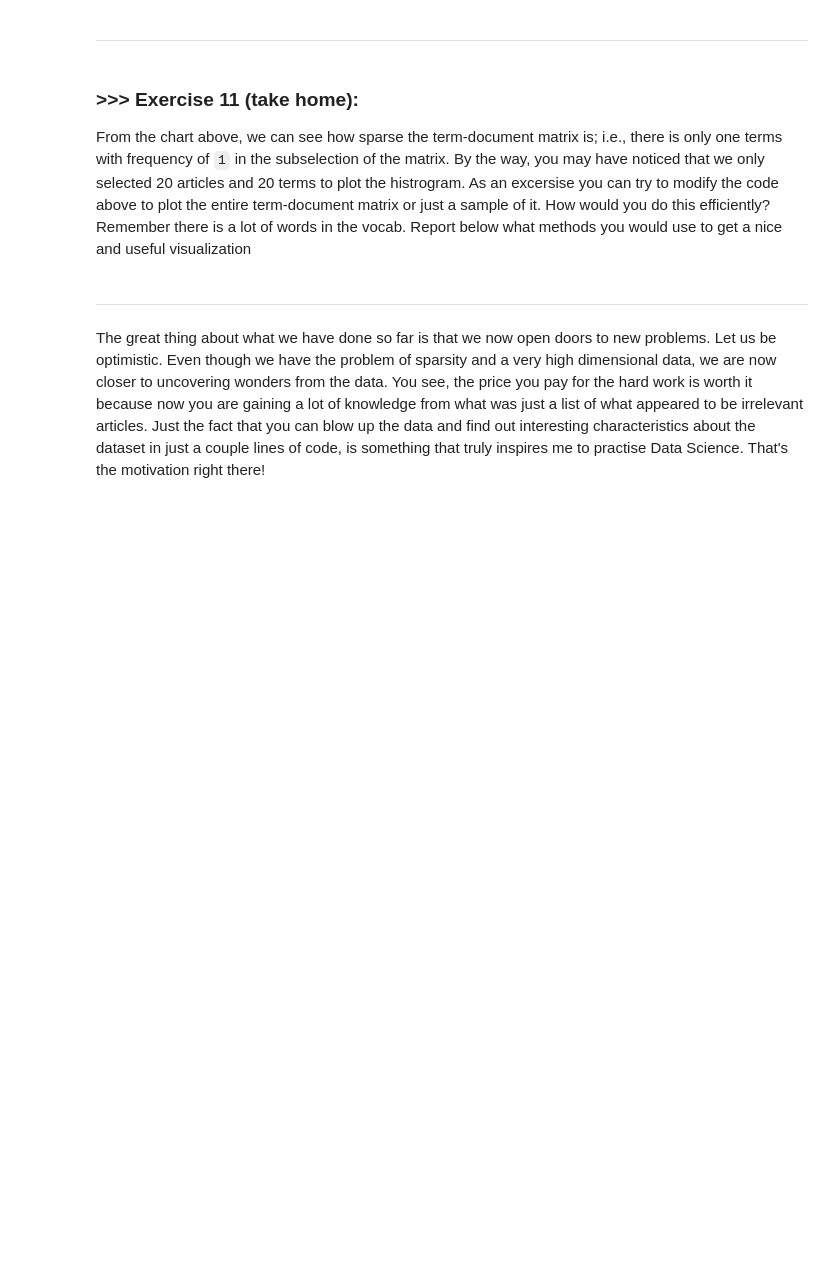
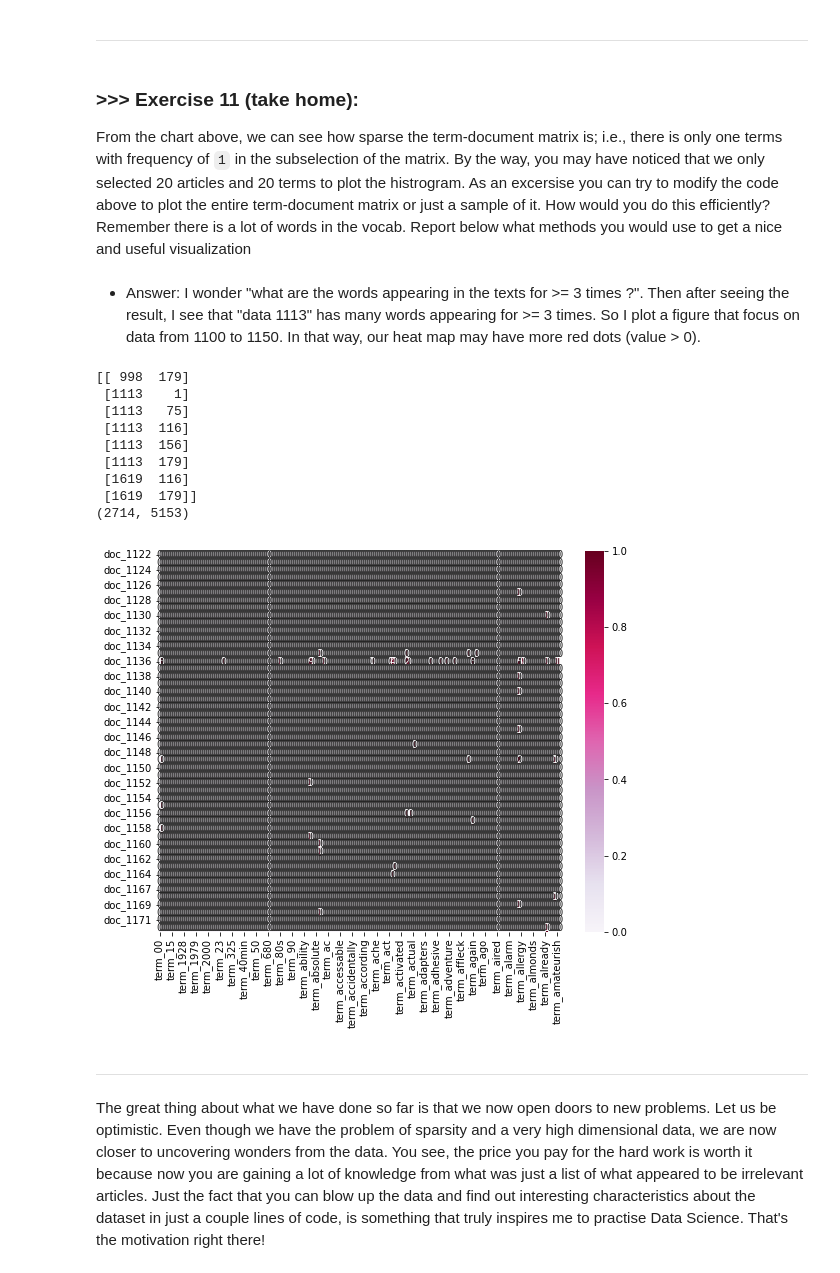
Before and after one commit to davidtseng2000/DM2022-Lab1-Master, a Jupyter notebook: DM2022-Lab1-Homework.ipynb, the cells around one changed output. Saved outputs shown, nothing was run; the diff lists cells and outputs as text; code cells hidden in the pictures; blank space fills up the shorter version.

```diff
--- a/DM2022-Lab1-Homework.ipynb
+++ b/DM2022-Lab1-Homework.ipynb
@@ -2223,3 +2261,30 @@ From the chart above, we can see how sparse the term-document matrix is; i.e., t
+# %% [markdown]
+* Answer: I wonder "what are the words appearing in the texts for >= 3 times ?". Then after seeing the result, I see that "data 1113" has many words appearing for >= 3 times. So I plot a figure that focus on data from 1100 to 1150. In that way, our heat map may have more red dots (value > 0).
+# %%
+# Answer here
+solutions = np.argwhere(SLS_counts[1:2714, 0:200] >= 3)
+print(solutions)
+
+plot_x = ["term_"+str(i) for i in count_vect.get_feature_names_out()[0:200]]
+plot_y = ["doc_"+ str(i) for i in list(SLS_data.index)[1100:1150]]
+plot_z = SLS_counts[1100:1150, 0:200].toarray()
+
+df_todraw = pd.DataFrame(plot_z, columns = plot_x, index = plot_y)
+plt.subplots(figsize=(9, 7))
+ax = sns.heatmap(df_todraw,
+                 cmap="PuRd",
+                 vmin=0, vmax=1, annot=True)
+# %% [output]
+[[ 998  179]
+ [1113    1]
+ [1113   75]
+ [1113  116]
+ [1113  156]
+ [1113  179]
+ [1619  116]
+ [1619  179]]
+(2714, 5153)
+[figure, added]
 # %% [markdown]
 ---
 # %% [markdown]
```
Also changed, not shown: parts of 31 cells of this notebook.
